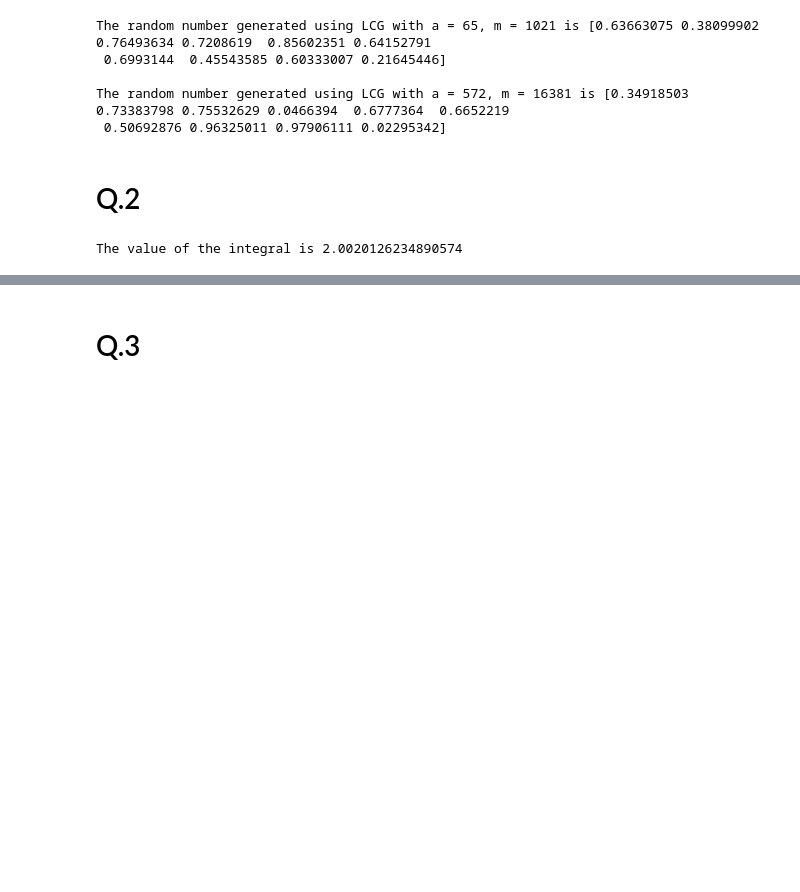
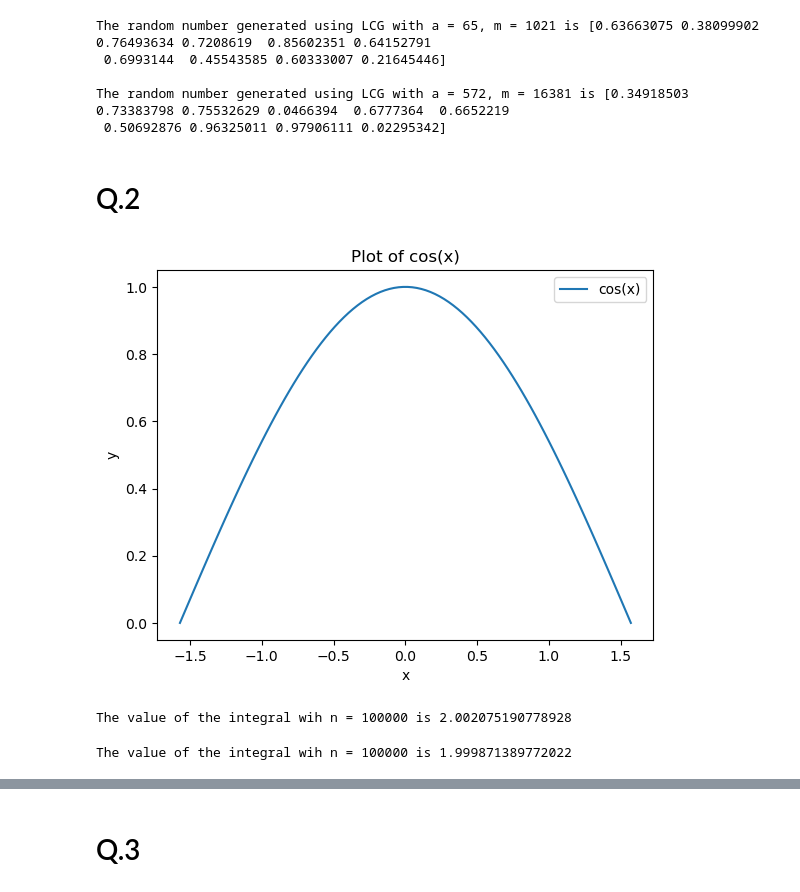
Before and after one commit to jabed-umar/adv-comp-phys, a Jupyter notebook: assign4.ipynb, the cells around one changed output, grey strips where cells are left out. Saved outputs shown, nothing was run; the diff lists cells and outputs as text; code cells hidden in the pictures; blank space fills up the shorter version.

```diff
--- a/assign4.ipynb
+++ b/assign4.ipynb
@@ -23,14 +24,26 @@ The random number generated using LCG with a = 572, m = 16381 is [0.34918503 0.7
  0.50692876 0.96325011 0.97906111 0.02295342]
 # %% [markdown]
 # Q.2
+# %%
+#define a function
+def f(x):
+    return np.cos(x)
+
+#plot the function
+x = np.linspace(-np.pi/2, np.pi/2, 100)
+y = f(x)
+plt.plot(x, y, label = 'cos(x)')
+plt.xlabel('x')
+plt.ylabel('y')
+plt.title('Plot of cos(x)')
+plt.legend()
+plt.show()
+# %% [output]
+[figure, added]
 # %%
-a = monte_carlo_integration(a = -np.pi/2, b = np.pi/2, n = 10000, seed = 10, a_lcg = a1, c_lcg = 0, m_lcg = m1)
-print(f"The value of the integral is {a}")
-
-#doing integration suing scipy of cos(x) from -pi to pi
-# from scipy.integrate import quad
-# f = lambda x: np.cos(x)
-# integral, error = quad(f, -np.pi/2, np.pi/2)
-# print(f"The value of the integral using scipy is {integral}")
+n = 100000
+#first LCG case
+k1 = monte_carlo_integration(a = -np.pi/2, b = np.pi/2, n = n, seed = 10, a_lcg = a1, c_lcg = 0, m_lcg = m1)
+print(f"The value of the integral wih n = {n} is", k1)
 # %% [output]
-The value of the integral is 2.0020126234890574
+The value of the integral wih n = 100000 is 2.002075190778928
@@ -36,0 +68,6 @@ The value of the integral is 2.0020126234890574
+# %%
+#second LCG case
+k2 = monte_carlo_integration(a = -np.pi/2, b = np.pi/2, n = n, seed = 10, a_lcg = a2, c_lcg = 0, m_lcg = m2)
+print(f"The value of the integral wih n = {n} is", k2)
+# %% [output]
+The value of the integral wih n = 100000 is 1.999871389772022
```
Also changed, not shown: parts of 5 cells of this notebook, 1 other file.
